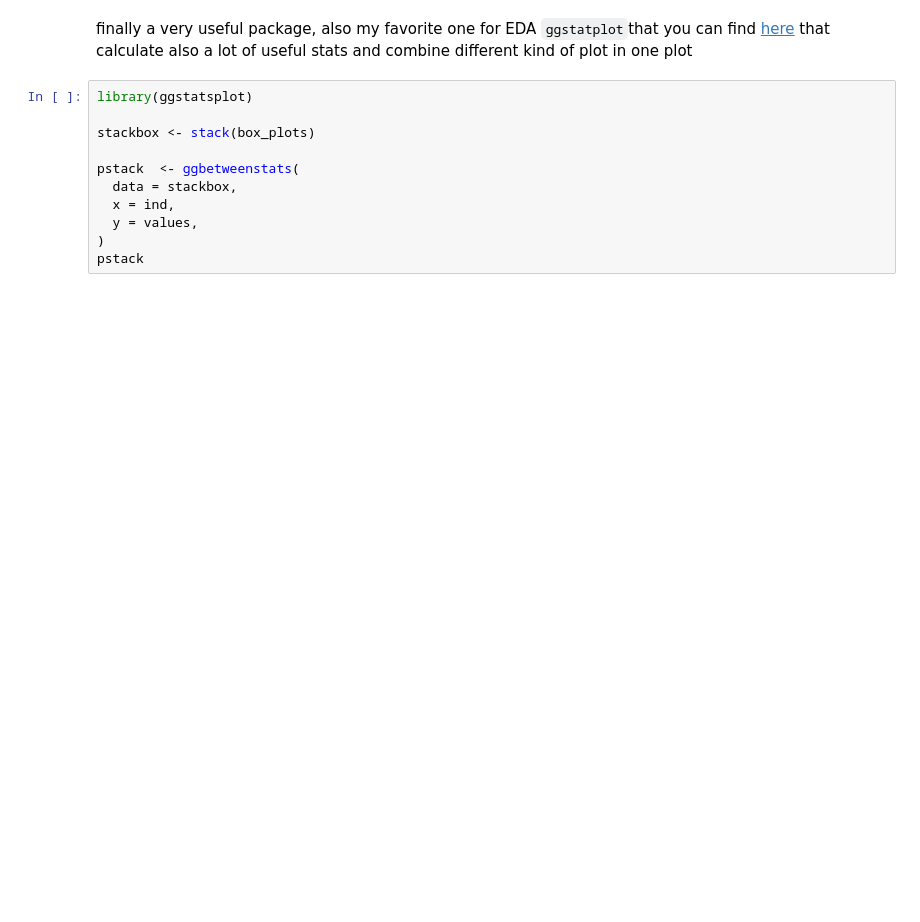
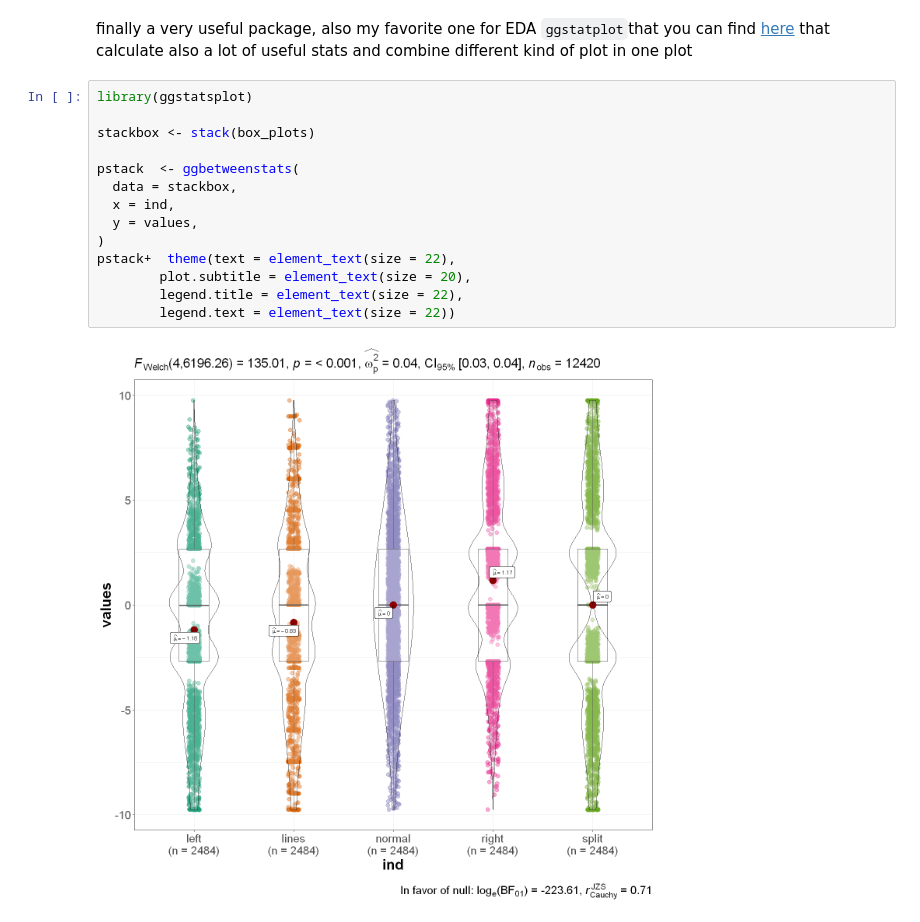
Before and after one commit to jojosgithub/blog, a Jupyter notebook: _notebooks/2021-06-18-boxplot.ipynb, the cells around one changed output. Saved outputs shown, nothing was run; the diff lists cells and outputs as text; blank space fills up the shorter version.

```diff
--- a/_notebooks/2021-06-18-boxplot.ipynb
+++ b/_notebooks/2021-06-18-boxplot.ipynb
@@ -280,11 +282,16 @@ finally a very useful package, also my favorite one for EDA `ggstatplot`that you
 # %%
 library(ggstatsplot)
 
 stackbox <- stack(box_plots)
 
 pstack  <- ggbetweenstats(
   data = stackbox,
   x = ind,
   y = values,
 )
-pstack
+pstack+  theme(text = element_text(size = 22),
+        plot.subtitle = element_text(size = 20),
+        legend.title = element_text(size = 22),
+        legend.text = element_text(size = 22))
+# %% [output]
+[figure, added]
```
Also changed, not shown: parts of 5 cells of this notebook, 4 other files.
